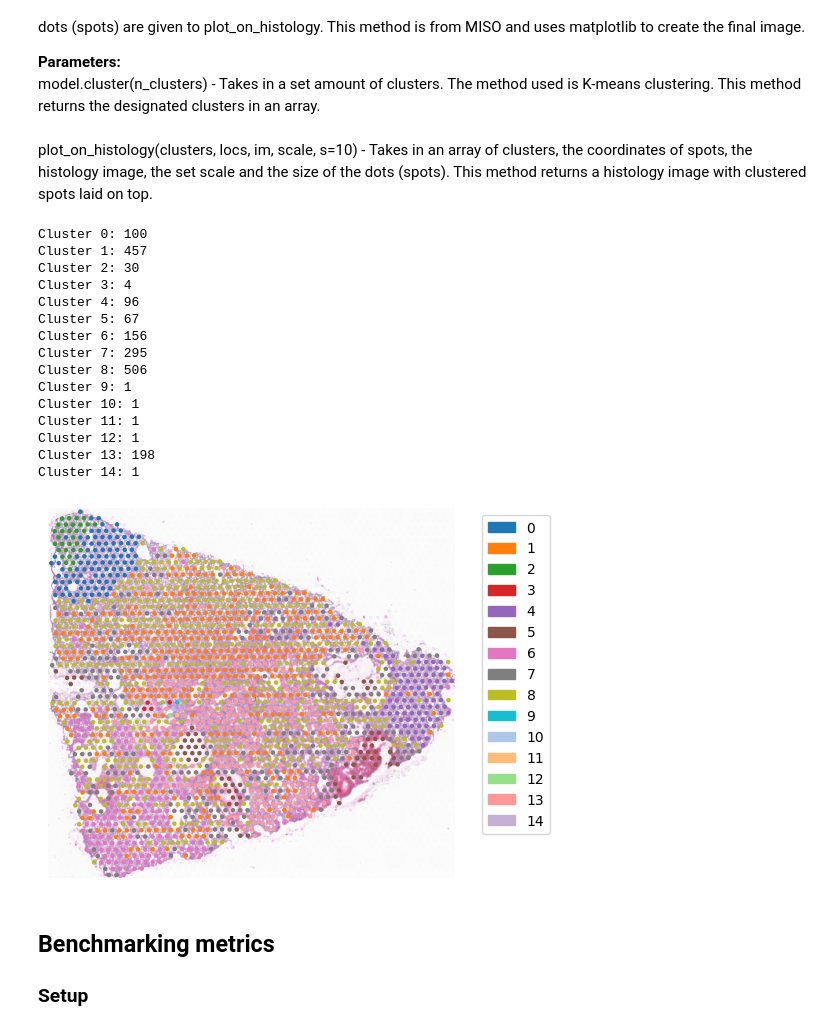
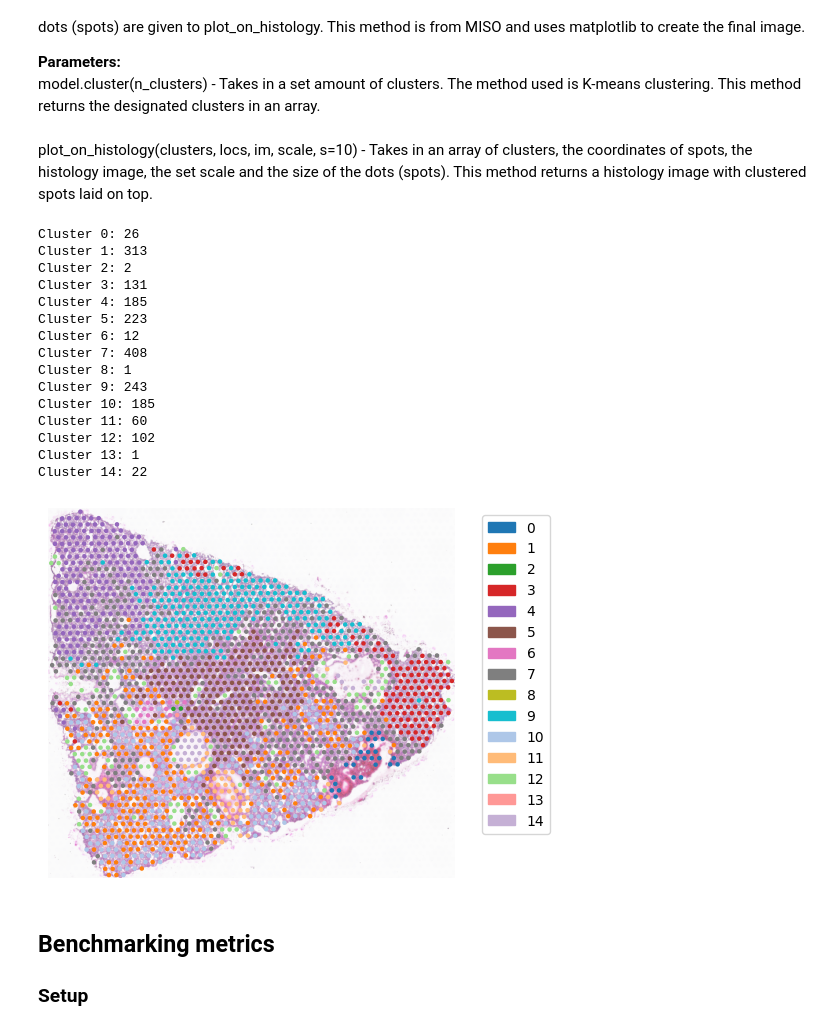
Before and after one commit to JimReijnhoudt/spatial-multiomics-benchmarking, a Jupyter notebook: 3m_miso_met_benchmarking.ipynb, the cells around one changed output. Cells and saved outputs as stored; diff of their text form; code cells hidden in the pictures.

```diff
--- a/3m_miso_met_benchmarking.ipynb
+++ b/3m_miso_met_benchmarking.ipynb
@@ -94,12 +95,6 @@ scanpy.read_h5ad(filename) - Read .h5ad-formatted hdf5 file.
 # %%
 os.chdir('miso_tutorial_data')
 
-joint_adata_pp = sc.read_h5ad("../SpatialMETA/data/Y7_T_joint.h5ad")
+joint_adata_pp = sc.read_h5ad("../SpatialMETA/data/Y7_T_adata_joint_hvf2800.h5ad")
 
 joint_adata_pp.layers["counts"] = joint_adata_pp.X.copy()
-
-print(joint_adata_pp.uns["spatial"].keys())
-
-lib = list(joint_adata_pp.uns["spatial"].keys())[0]
-print(joint_adata_pp.uns["spatial"][lib].keys())
-print(joint_adata_pp.uns["spatial"][lib]["images"].keys())
@@ -111,7 +117,7 @@ dict_keys(['hires', 'lowres'])
 ## Retrieving the histology image from the dataset
 If an H&E (histology) image is available, this image is stored and some characteristics are shown.
 # %%
-im = joint_adata_pp.uns["spatial"][lib]["images"]["hires"]
+im = Image.open("Y7_T.tif")
 # %% [markdown]
 ## Set up for the histology image integration
 In this codeblock several imporant elements of the image analysis process are completed. Such as the scaling factors of the correct image are read and stored. After that the coordinates of the spots are scaled to the image size for correct placement. The final step is storing all the spot data into a locs (location) pandas dataframe. <br>
@@ -119,9 +125,7 @@ In this codeblock several imporant elements of the image analysis process are co
 **Parameters:** <br>
 pd.DataFrame(data=None, index=None, columns=None, dtype=None, copy=None) - Two-dimensional, size-mutable, potentially heterogeneous tabular data.
 # %%
-scale = joint_adata_pp.uns["spatial"][lib]["scalefactors"]["tissue_hires_scalef"]
-
-coords = joint_adata_pp.obsm["spatial"] * scale
+coords = joint_adata_pp.obsm["spatial"]
 
 locs = pd.DataFrame(
     {
@@ -176,3 +164,17 @@ radius in pixels: 55.0
+# %%
+hires_spot_diameter = joint_adata_pp.uns["spatial"][lib]["scalefactors"]["spot_diameter_fullres"]
+
+#microns per pixel in H&E image
+pixel_size_raw = 65 / hires_spot_diameter
+
+#desired microns per pixel
+pixel_size = 0.5
+
+#spot radius in pixels
+rad = 55 / (2 * pixel_size_raw)
+
+print(f"Pixel size in microns: {pixel_size_raw}")
+print(f"Spot radius in pixels: {rad}")
 # %%
 # spot spatial locations
 # column 1: binary indicator for whether spot is in tissue; column 2: row coordinate of spot in array; column 3: column coordinate of spot in array; column 4: row pixel coordinate of spot; column 5: column pixel coordinate of spot;
@@ -261,28 +278,31 @@ def plot_on_histology_with_legend(clusters, locs, im, scale, s=10):
 # %%
 clusters = model.cluster(n_clusters=15)
 unique, counts = np.unique(clusters, return_counts=True)
 for c, n in zip(unique, counts):
     print(f"Cluster {c}: {n}")
 
-plot_on_histology_with_legend(clusters, locs, im, scale=1.0, s=5)
+im_hires = joint_adata_pp.uns["spatial"][lib]["images"]["hires"]
+scale = joint_adata_pp.uns["spatial"][lib]["scalefactors"]["tissue_hires_scalef"]
+
+plot_on_histology_with_legend(clusters, locs, im_hires, scale=scale, s=5)
 plt.show()
 # %% [output]
-Cluster 0: 100
-Cluster 1: 457
-Cluster 2: 30
-Cluster 3: 4
-Cluster 4: 96
-Cluster 5: 67
-Cluster 6: 156
-Cluster 7: 295
-Cluster 8: 506
-Cluster 9: 1
-Cluster 10: 1
-Cluster 11: 1
-Cluster 12: 1
-Cluster 13: 198
-Cluster 14: 1
+Cluster 0: 26
+Cluster 1: 313
+Cluster 2: 2
+Cluster 3: 131
+Cluster 4: 185
+Cluster 5: 223
+Cluster 6: 12
+Cluster 7: 408
+Cluster 8: 1
+Cluster 9: 243
+Cluster 10: 185
+Cluster 11: 60
+Cluster 12: 102
+Cluster 13: 1
+Cluster 14: 22
-[figure, old version]
+[figure, new version]
 # %% [markdown]
 ## Benchmarking metrics
 
```
Also changed, not shown: parts of 17 cells of this notebook, 1 other file.
